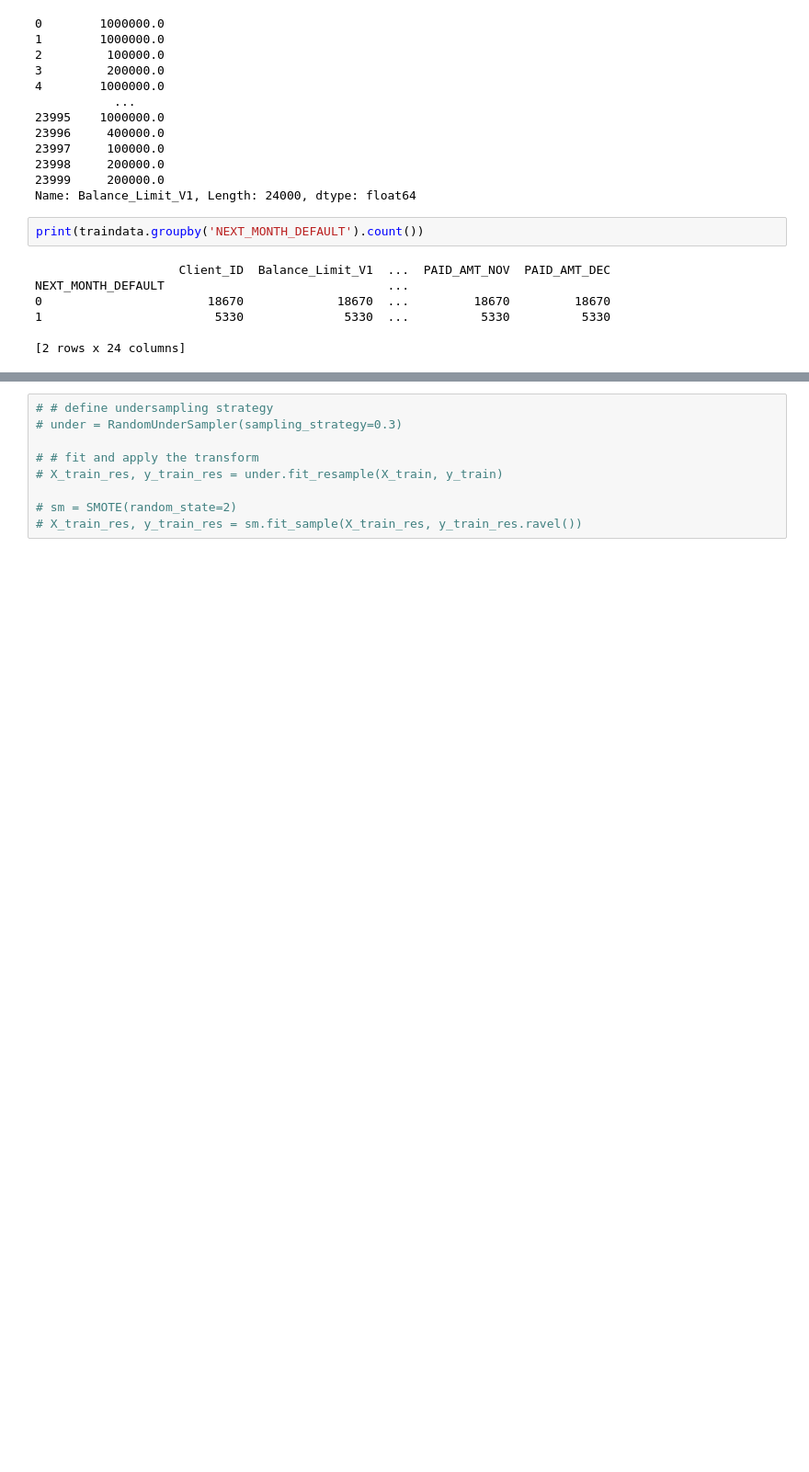
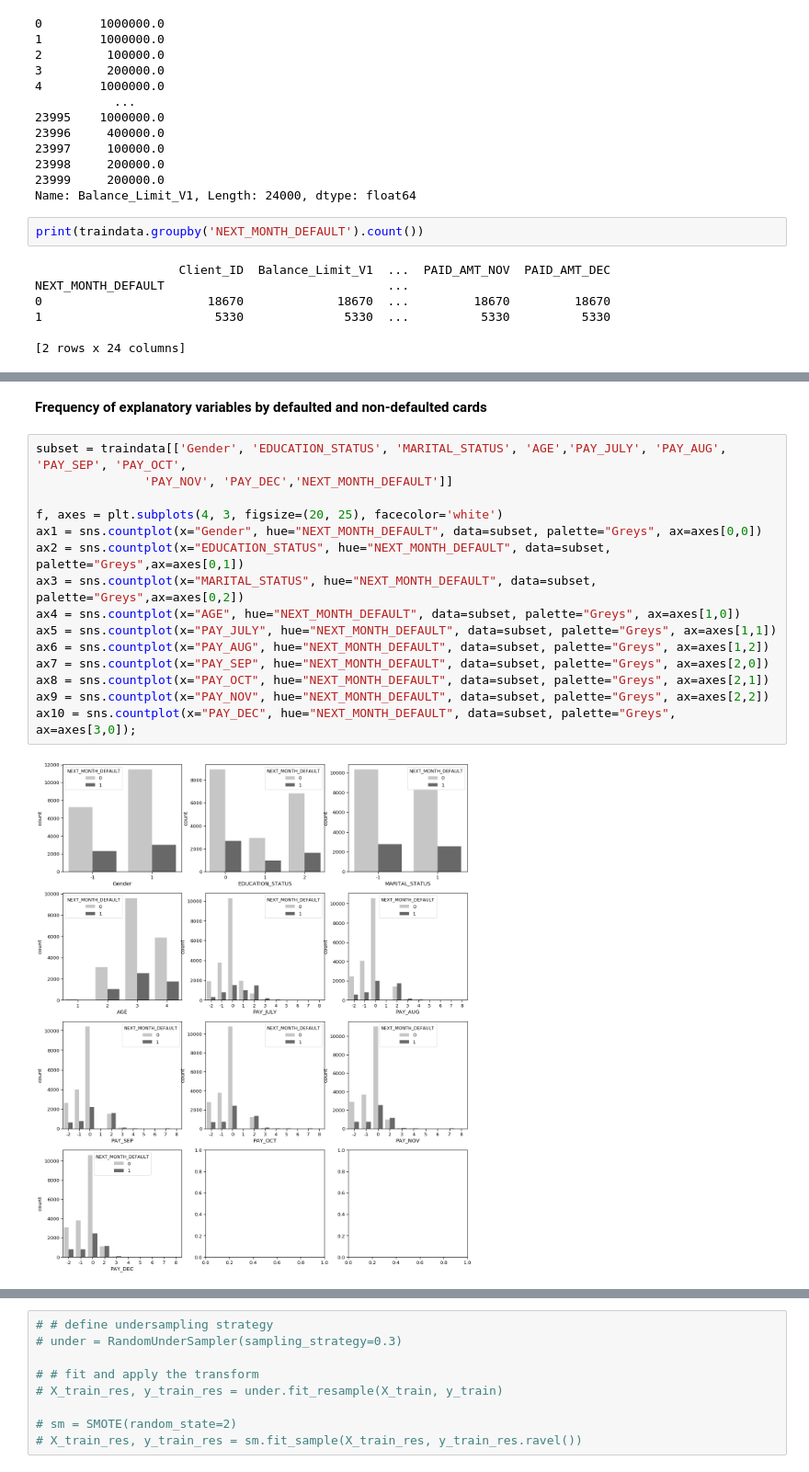
Before and after one commit to thuvarahan97/DataStorm1.0_TeamFixzels, a Jupyter notebook: Day3/XGBoost.ipynb, the cells around one changed output, grey strips where cells are left out. Shown: that part at 92% size. Cells and saved outputs as stored; diff of their text form; blank space fills up the shorter version.

```diff
--- a/Day3/XGBoost.ipynb
+++ b/Day3/XGBoost.ipynb
@@ -154,0 +208,19 @@ NEXT_MONTH_DEFAULT                               ...
+# %% [markdown]
+**Frequency of explanatory variables by defaulted and non-defaulted cards**
+# %%
+subset = traindata[['Gender', 'EDUCATION_STATUS', 'MARITAL_STATUS', 'AGE','PAY_JULY', 'PAY_AUG', 'PAY_SEP', 'PAY_OCT',
+               'PAY_NOV', 'PAY_DEC','NEXT_MONTH_DEFAULT']]
+
+f, axes = plt.subplots(4, 3, figsize=(20, 25), facecolor='white')
+ax1 = sns.countplot(x="Gender", hue="NEXT_MONTH_DEFAULT", data=subset, palette="Greys", ax=axes[0,0])
+ax2 = sns.countplot(x="EDUCATION_STATUS", hue="NEXT_MONTH_DEFAULT", data=subset, palette="Greys",ax=axes[0,1])
+ax3 = sns.countplot(x="MARITAL_STATUS", hue="NEXT_MONTH_DEFAULT", data=subset, palette="Greys",ax=axes[0,2])
+ax4 = sns.countplot(x="AGE", hue="NEXT_MONTH_DEFAULT", data=subset, palette="Greys", ax=axes[1,0])
+ax5 = sns.countplot(x="PAY_JULY", hue="NEXT_MONTH_DEFAULT", data=subset, palette="Greys", ax=axes[1,1])
+ax6 = sns.countplot(x="PAY_AUG", hue="NEXT_MONTH_DEFAULT", data=subset, palette="Greys", ax=axes[1,2])
+ax7 = sns.countplot(x="PAY_SEP", hue="NEXT_MONTH_DEFAULT", data=subset, palette="Greys", ax=axes[2,0])
+ax8 = sns.countplot(x="PAY_OCT", hue="NEXT_MONTH_DEFAULT", data=subset, palette="Greys", ax=axes[2,1])
+ax9 = sns.countplot(x="PAY_NOV", hue="NEXT_MONTH_DEFAULT", data=subset, palette="Greys", ax=axes[2,2])
+ax10 = sns.countplot(x="PAY_DEC", hue="NEXT_MONTH_DEFAULT", data=subset, palette="Greys", ax=axes[3,0]);
+# %% [output]
+[figure, added]
```
Also changed, not shown: parts of 53 cells of this notebook.
